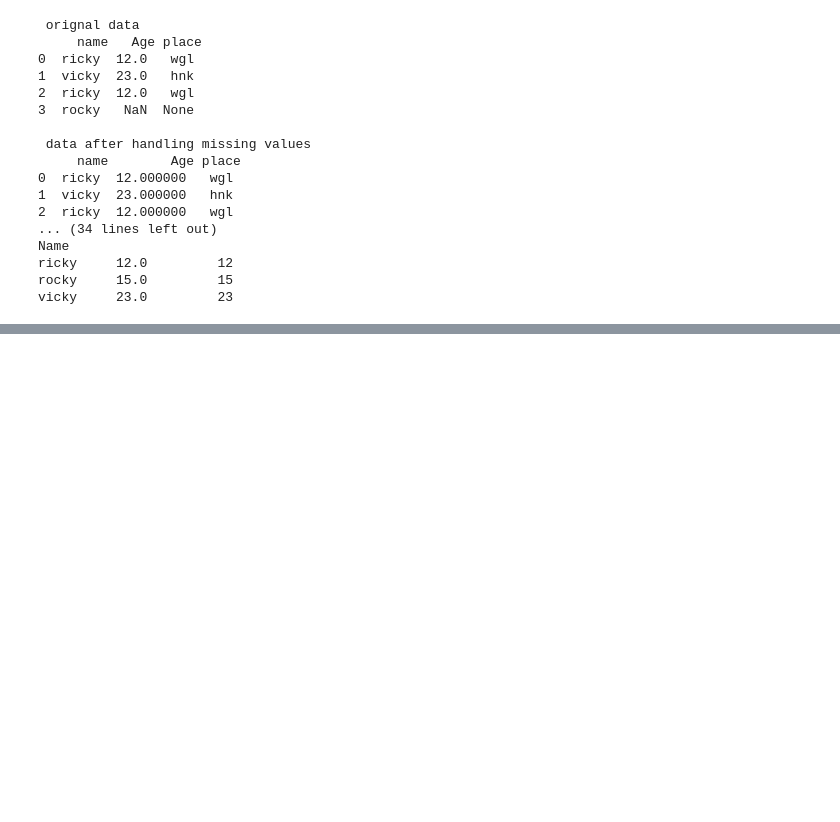
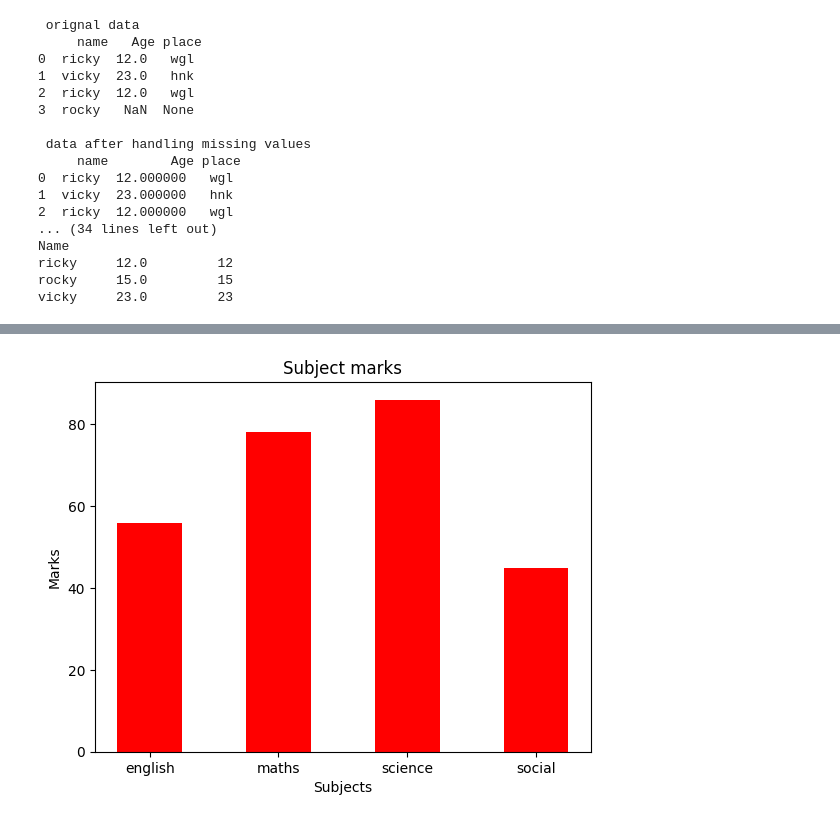
Before and after one commit to 2403a52286-boop/SRU_Batch11, a Jupyter notebook: Untitled7.ipynb, the cells around one changed output, grey strips where cells are left out. Cells and saved outputs as stored; diff of their text form; code cells hidden in the pictures; blank space fills up the shorter version.

```diff
--- a/Untitled7.ipynb
+++ b/Untitled7.ipynb
@@ -50,0 +64,13 @@ vicky     23.0         23
+# %%
+import matplotlib.pyplot as plt
+import pandas as pd
+import seaborn as sns
+x=[56,78,86,45]
+y=['english','maths','science','social']
+plt.bar(y,x,width=0.5,color='r')
+plt.title('Subject marks')
+plt.xlabel('Subjects')
+plt.ylabel('Marks')
+plt.show()
+# %% [output]
+[figure, added]
```
Also changed, not shown: parts of 4 cells of this notebook.
